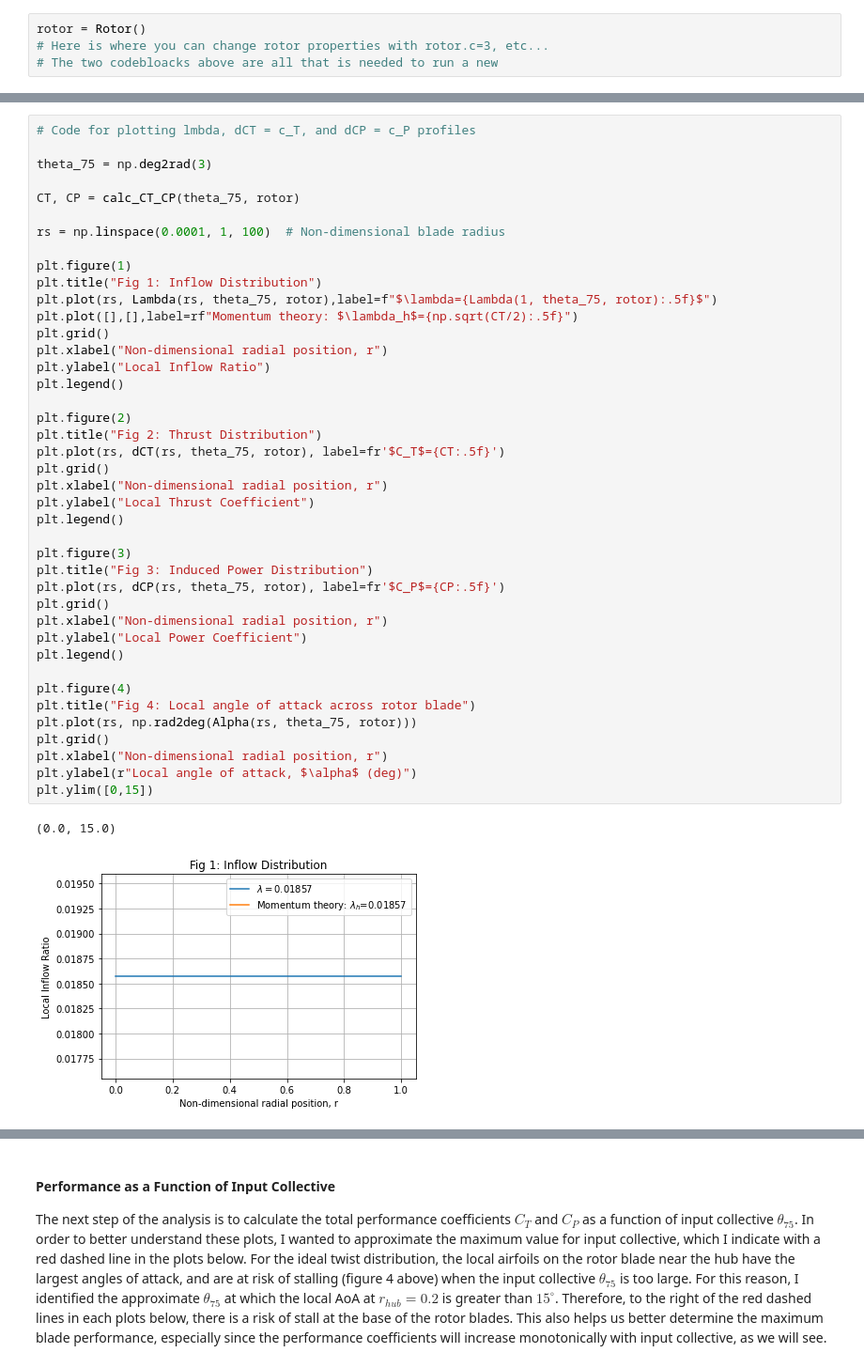
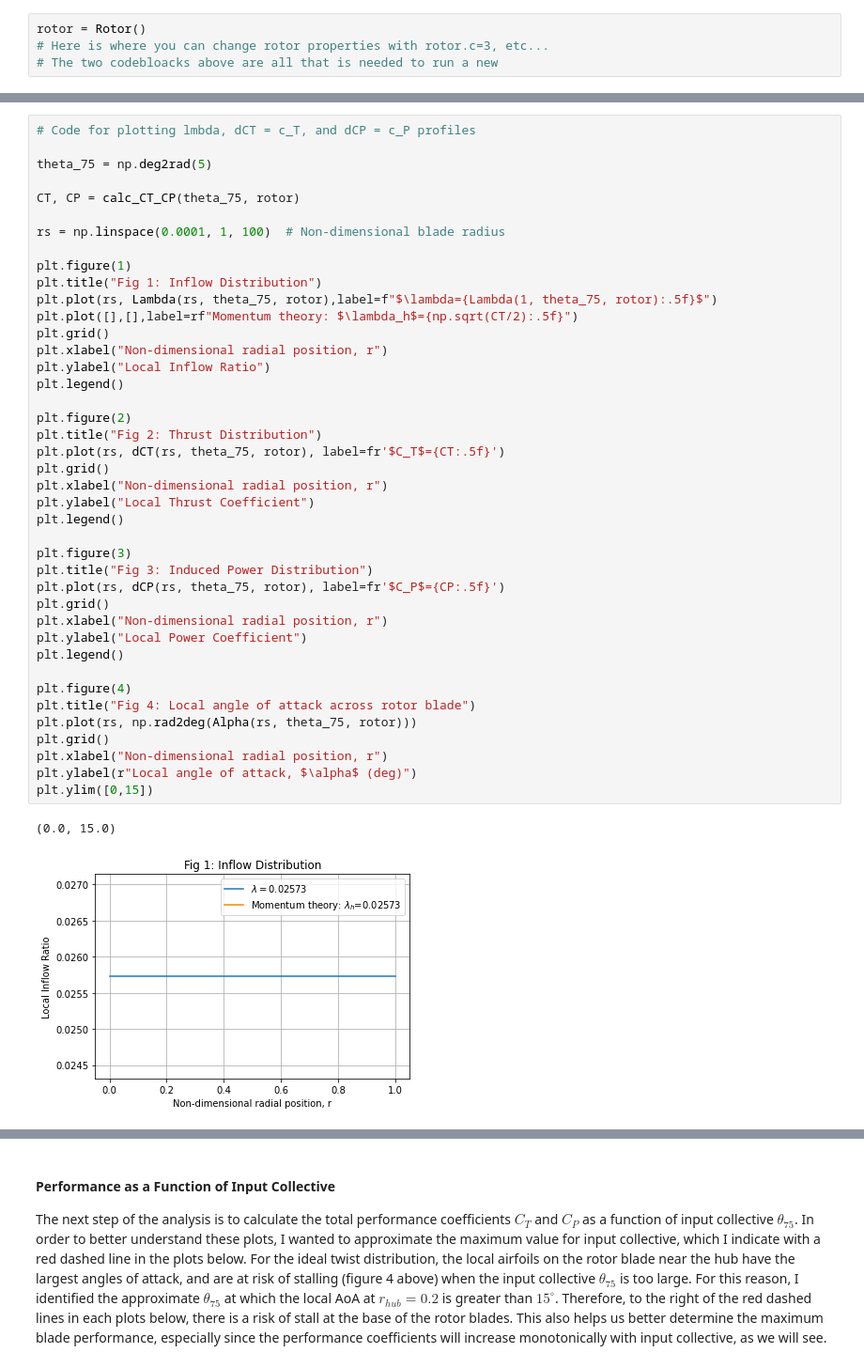
Before and after one commit to nruhl25/HoveringVehicleDesign, a Jupyter notebook: hw3/hw3_report.ipynb, the cells around one changed output, grey strips where cells are left out. Shown: that part at 94% size. Drawn from its saved outputs; the diff is of its cells as text.

```diff
--- a/hw3/hw3_report.ipynb
+++ b/hw3/hw3_report.ipynb
@@ -87,7 +87,7 @@ Let's first consider the profiles of $\lambda$, $c_T$, and $c_P$ as a function o
 # %%
 # Code for plotting lmbda, dCT = c_T, and dCP = c_P profiles
 
-theta_75 = np.deg2rad(3)
+theta_75 = np.deg2rad(5)
 
 CT, CP = calc_CT_CP(theta_75, rotor)
 
@@ -100,31 +100,31 @@ plt.plot([],[],label=rf"Momentum theory: $\lambda_h$={np.sqrt(CT/2):.5f}")
 plt.grid()
 plt.xlabel("Non-dimensional radial position, r")
 plt.ylabel("Local Inflow Ratio")
 plt.legend()
 
 plt.figure(2)
 plt.title("Fig 2: Thrust Distribution")
 plt.plot(rs, dCT(rs, theta_75, rotor), label=fr'$C_T$={CT:.5f}')
 plt.grid()
 plt.xlabel("Non-dimensional radial position, r")
 plt.ylabel("Local Thrust Coefficient")
 plt.legend()
 
 plt.figure(3)
 plt.title("Fig 3: Induced Power Distribution")
 plt.plot(rs, dCP(rs, theta_75, rotor), label=fr'$C_P$={CP:.5f}')
 plt.grid()
 plt.xlabel("Non-dimensional radial position, r")
 plt.ylabel("Local Power Coefficient")
 plt.legend()
 
 plt.figure(4)
 plt.title("Fig 4: Local angle of attack across rotor blade")
 plt.plot(rs, np.rad2deg(Alpha(rs, theta_75, rotor)))
 plt.grid()
 plt.xlabel("Non-dimensional radial position, r")
 plt.ylabel(r"Local angle of attack, $\alpha$ (deg)")
 plt.ylim([0,15])
 # %% [output]
 (0.0, 15.0)
-[figure, old version]
+[figure, new version]
```
Also changed, not shown: parts of 4 cells of this notebook.
